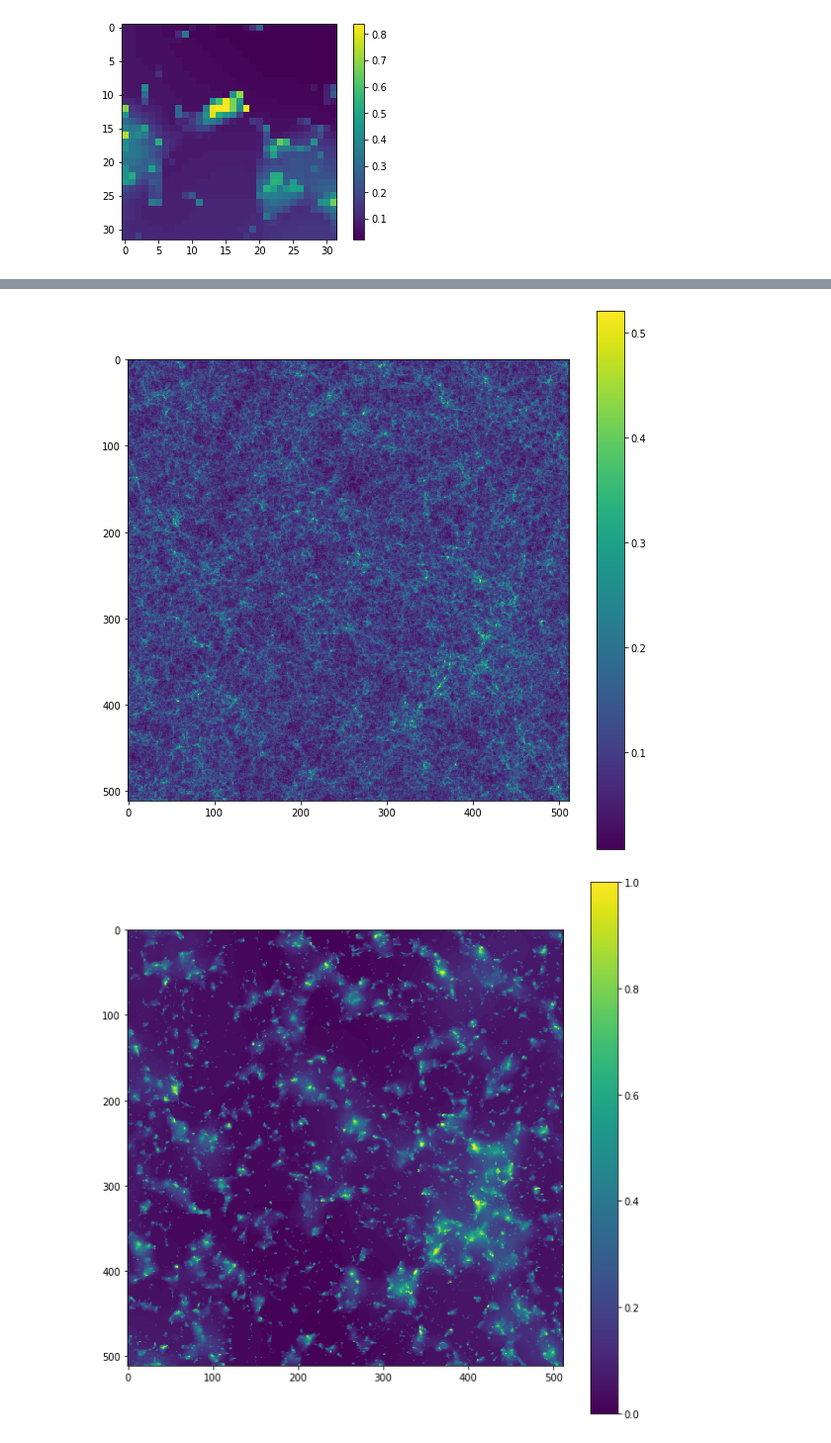
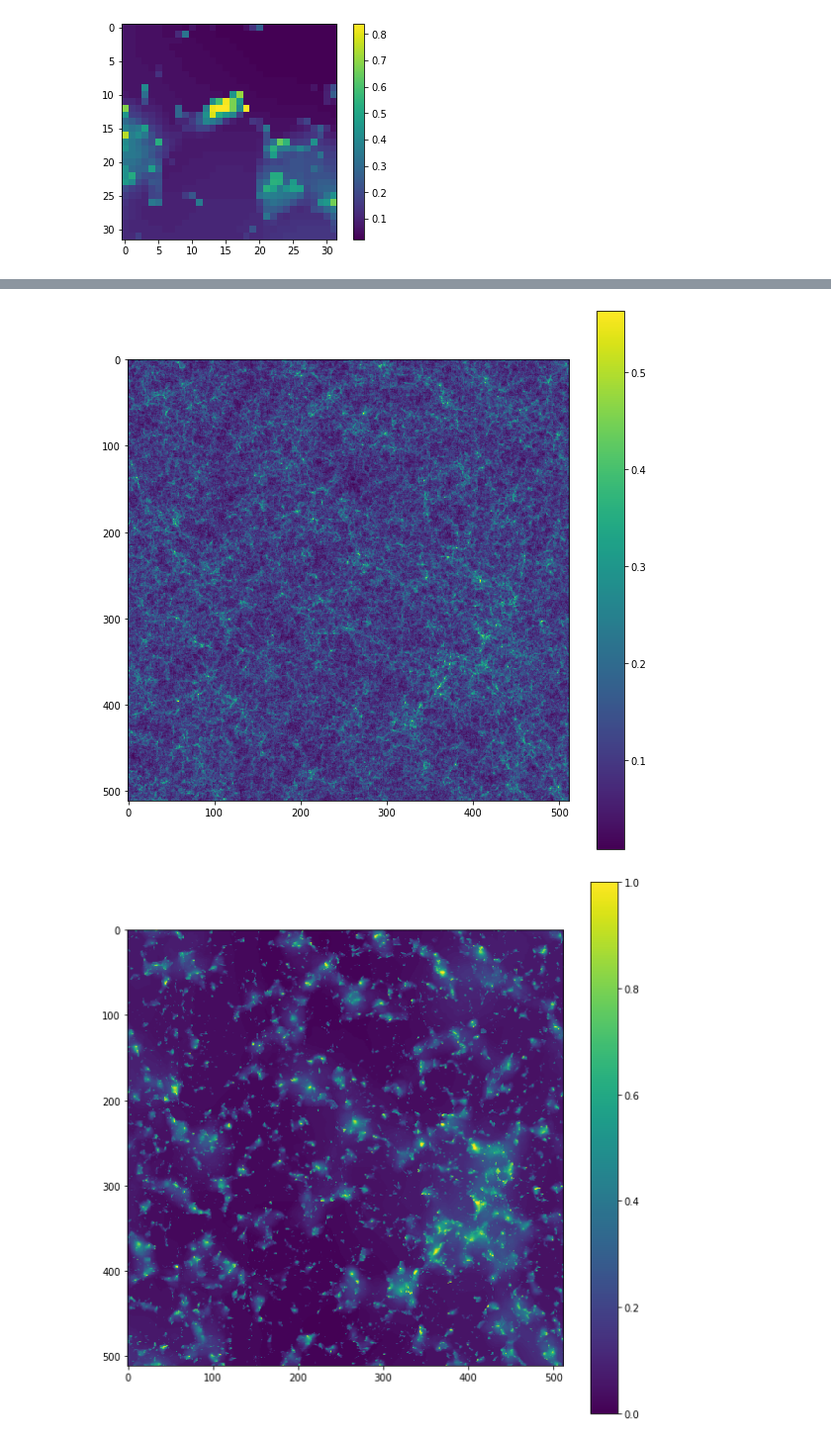
Before and after one commit to tomislavmedan/ML_for_reionization, a Jupyter notebook: 10_Conv_resnet.ipynb, the cells around one changed output, grey strips where cells are left out. Shown at 99% size. Cells and saved outputs as stored; diff of their text form; code cells hidden in the pictures.

```diff
--- a/10_Conv_resnet.ipynb
+++ b/10_Conv_resnet.ipynb
@@ -5,9 +5,11 @@ import matplotlib.pyplot as plt
 import tensorflow as tf
 tfk = tf.keras
 tfkl = tf.keras.layers
+
+# set head directory to datafiles
+datadir = '../data_clean/'
 # %%
 N = 512
-datadir = '/global/cscratch1/sd/tmedan/notebooks/'
 # datadir = '../multiseed_runs/run0/Boxes/'
 
 freion = open(datadir+'reionization/reion_02')
@@ -15,7 +17,7 @@ fdensL  = open(datadir+'density_Lag/dens_02')
 fdensE  = open(datadir+'density_Eul/dens_02')
 
 densL = np.fromfile(fdensL, count=N**3, dtype=np.float32).reshape(N,N,N)
-densE = np.fromfile(fdensE, count = N**3, dtype=np.float32).reshape(N,N,N)
+densE = np.fromfile(fdensE, count=N**3, dtype=np.float32).reshape(N,N,N)
 reion = np.fromfile(freion, count=N**3, dtype=np.float32).reshape(N,N,N)
 
 
@@ -41,9 +43,13 @@ class ScaleField(): #this is just utilizing storing the max min and average valu
         self.fmax  = field.max()
         self.fmean = field.mean()
 
-
-    def scale(self, field):
+    def scale(self, field, inv=False):
+        if not inv:
+            self.scaled = True
             return (field - self.fmin) / (self.fmax - self.fmin)
+        if inv:
+            self.scaled = False
+            return field * (self.fmax - self.fmin) + self.fmin
 
 density_scalingL = ScaleField(densL)
 density_scalingE = ScaleField(densE)
@@ -51,7 +57,7 @@ reionization_scaling = ScaleField(reion)
 
 densL = density_scalingL.scale(field=densL)
 densE = density_scalingE.scale(field=densE)
-reion = reionization_scaling.scale(field = reion)
+reion = reionization_scaling.scale(field=reion)
 
 print(densL.shape)
 # %% [output]
@@ -186,32 +193,32 @@ ________________________________________________________________________________
 # %%
 # get test data
-
-datadir = '/global/cscratch1/sd/tmedan/notebooks/'
-
 freion = open(datadir+'reionization/reion_04')
 fdens  = open(datadir+'density_Eul/dens_04')
 
 x_test  = np.fromfile(fdens, count=N**3, dtype=np.float32).reshape(N,N,N)
 y_test  = np.fromfile(freion, count=N**3, dtype=np.float32).reshape(N,N,N)
 
-density_scaling_test      = ScaleField(x_test)
-reionization_scaling_test = ScaleField(y_test)
+# density_scaling_test      = ScaleField(x_test)
+# reionization_scaling_test = ScaleField(y_test)
 
-x_test = density_scaling_test.scale(field=x_test)
-y_test = reionization_scaling_test.scale(field=y_test)
+x_test = density_scalingE.scale(field=x_test)
+y_test = reionization_scaling.scale(field=y_test)
 
 
 plt.figure(figsize=(10,10))
 plt.imshow(x_test[0])
 plt.colorbar()
 
 plt.figure(figsize=(10,10))
 plt.imshow(y_test[0])
 plt.colorbar()
 
 x_test = cubify(x_test,  (img_shape, img_shape, img_shape))[..., np.newaxis]
 y_test = cubify(y_test,  (img_shape, img_shape, img_shape))[..., np.newaxis]
+
+
+reion_test         = reionization_scaling.scale(field=y_test, inv=True)
 # %% [output]
-[figure, old version]
+[figure, new version]
 [figure]
 # %%
```
Also changed, not shown: parts of 9 cells of this notebook.
